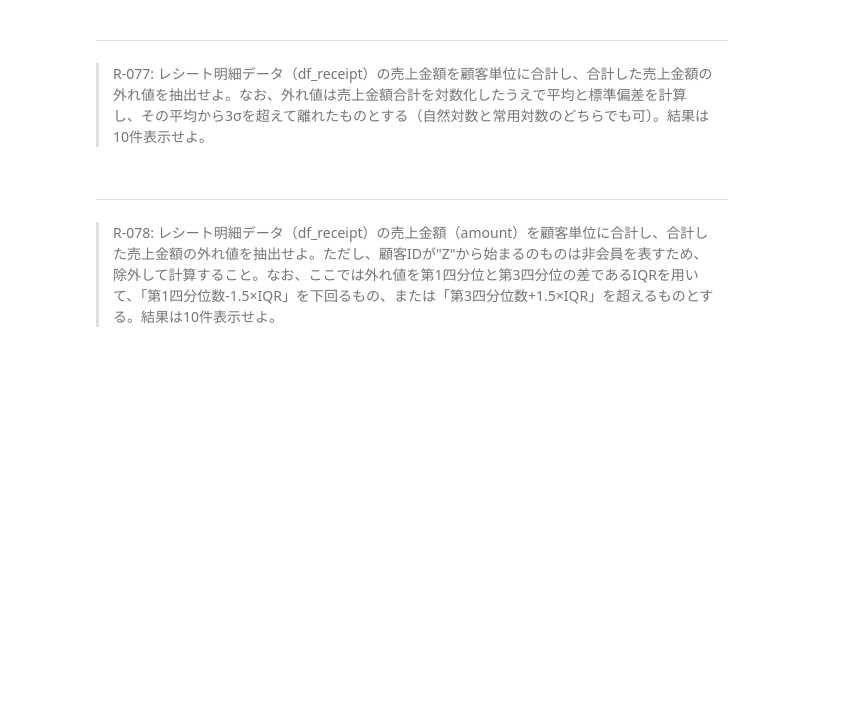
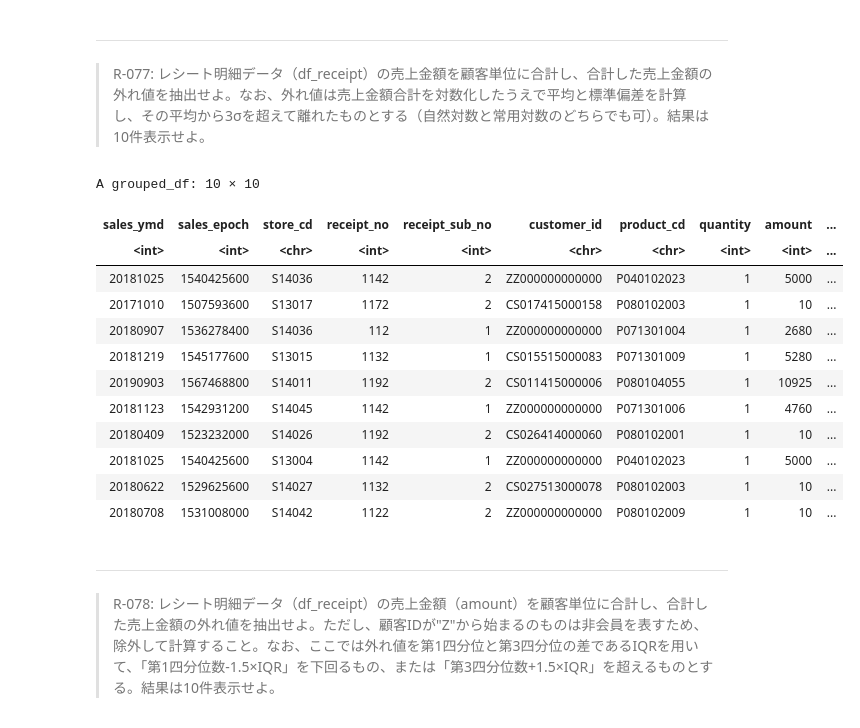
Before and after one commit to sishii0418/100knocks-preprocess, a Jupyter notebook: docker/work/preprocess_knock_R.ipynb, the cells around one changed output. Drawn from its saved outputs; the diff is of its cells as text; code cells hidden in the pictures; blank space fills up the shorter version.

```diff
--- a/docker/work/preprocess_knock_R.ipynb
+++ b/docker/work/preprocess_knock_R.ipynb
@@ -1603,6 +1624,24 @@ last_Monday
 # %% [markdown]
 ---
 > R-077: レシート明細データ（df_receipt）の売上金額を顧客単位に合計し、合計した売上金額の外れ値を抽出せよ。なお、外れ値は売上金額合計を対数化したうえで平均と標準偏差を計算し、その平均から3σを超えて離れたものとする（自然対数と常用対数のどちらでも可）。結果は10件表示せよ。
+# %%
+m <- df_receipt %>% summarise(mean(log(amount))) %>% pull()
+sigma <- df_receipt %>% summarise(sd(log(amount))) %>% pull()
+df_receipt %>% mutate(amount_log = log(amount)) %>% group_by(customer_id) %>% filter(amount_log < m - 3*sigma | m + 3*sigma < amount_log) %>% head(10)
+# %% [output]
+A grouped_df: 10 × 10
+| sales_ymd | sales_epoch | store_cd | receipt_no | receipt_sub_no | customer_id | product_cd | quantity | amount | ... |
+| <int> | <int> | <chr> | <int> | <int> | <chr> | <chr> | <int> | <int> | ... |
+| 20181025 | 1540425600 | S14036 | 1142 | 2 | ZZ000000000000 | P040102023 | 1 | 5000 | ... |
+| 20171010 | 1507593600 | S13017 | 1172 | 2 | CS017415000158 | P080102003 | 1 | 10 | ... |
+| 20180907 | 1536278400 | S14036 | 112 | 1 | ZZ000000000000 | P071301004 | 1 | 2680 | ... |
+| 20181219 | 1545177600 | S13015 | 1132 | 1 | CS015515000083 | P071301009 | 1 | 5280 | ... |
+| 20190903 | 1567468800 | S14011 | 1192 | 2 | CS011415000006 | P080104055 | 1 | 10925 | ... |
+| 20181123 | 1542931200 | S14045 | 1142 | 1 | ZZ000000000000 | P071301006 | 1 | 4760 | ... |
+| 20180409 | 1523232000 | S14026 | 1192 | 2 | CS026414000060 | P080102001 | 1 | 10 | ... |
+| 20181025 | 1540425600 | S13004 | 1142 | 1 | ZZ000000000000 | P040102023 | 1 | 5000 | ... |
+| 20180622 | 1529625600 | S14027 | 1132 | 2 | CS027513000078 | P080102003 | 1 | 10 | ... |
+| 20180708 | 1531008000 | S14042 | 1122 | 2 | ZZ000000000000 | P080102009 | 1 | 10 | ... |
 # %% [markdown]
 ---
 > R-078: レシート明細データ（df_receipt）の売上金額（amount）を顧客単位に合計し、合計した売上金額の外れ値を抽出せよ。ただし、顧客IDが"Z"から始まるのものは非会員を表すため、除外して計算すること。なお、ここでは外れ値を第1四分位と第3四分位の差であるIQRを用いて、「第1四分位数-1.5×IQR」を下回るもの、または「第3四分位数+1.5×IQR」を超えるものとする。結果は10件表示せよ。
```
Also changed, not shown: parts of 21 cells of this notebook.
